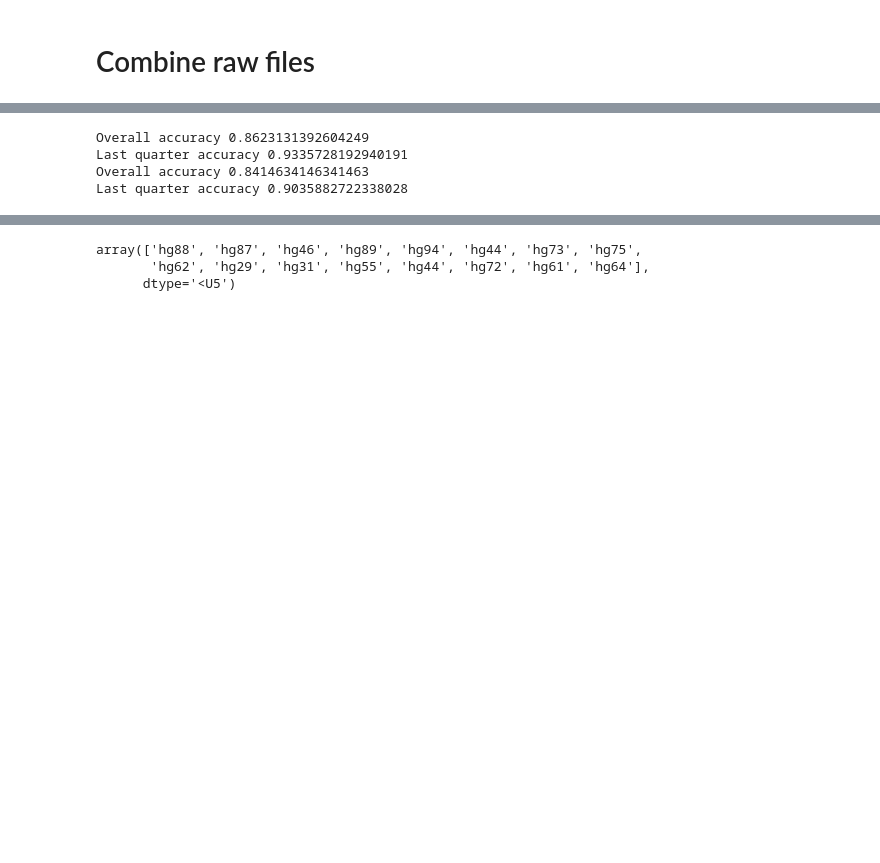
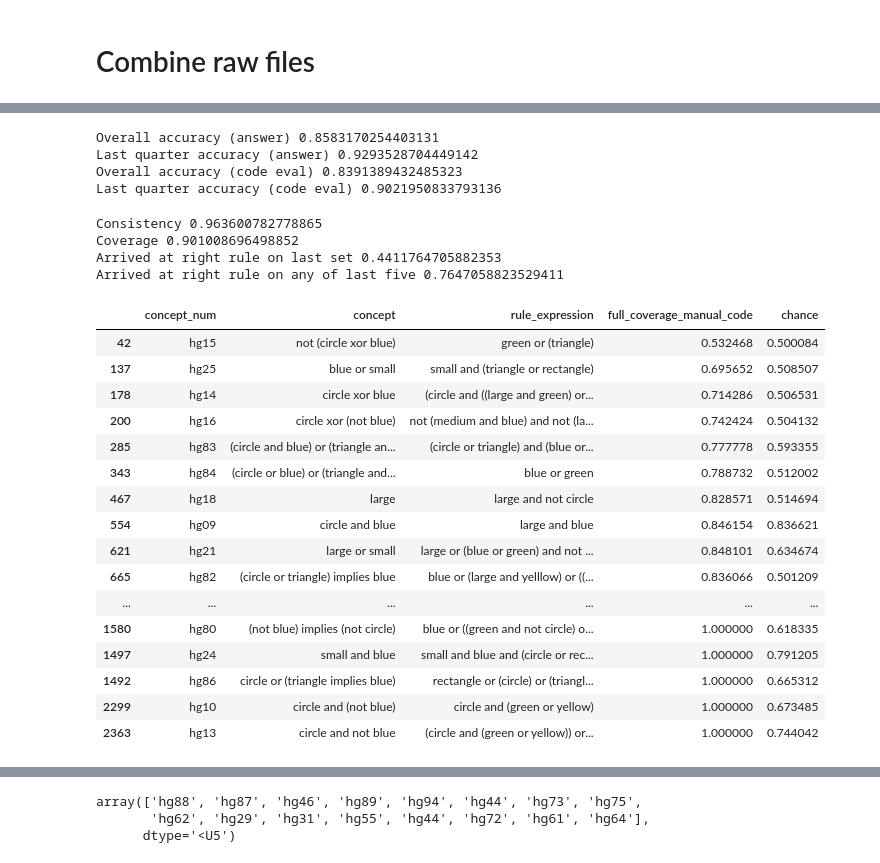
Before and after one commit to mariebiscuit/calibration-rule-learning, a Jupyter notebook: analysis/experiment_2.ipynb, the cells around one changed output, grey strips where cells are left out. Saved outputs shown, nothing was run; the diff lists cells and outputs as text; code cells hidden in the pictures; blank space fills up the shorter version.

```diff
--- a/analysis/experiment_2.ipynb
+++ b/analysis/experiment_2.ipynb
@@ -132,19 +166,52 @@ manual_rule_coverage.loc[:, ['concept_num', 'coverage_manual_code', 'human_lq',
 # %%
 manual_rule_coverage = pd.read_csv('./results/experiment_2/compiled_bool_rules_annotated_stats.csv')
+
 manual_rule_coverage['score'] = manual_rule_coverage['answer'] == manual_rule_coverage['model_answer']
 acc_df = manual_rule_coverage.groupby(['concept']).apply(lambda x: x[x['item_num'] >= (3 * (max(x['item_num']) / 4))]['score'].mean()).reset_index()
-print("Overall accuracy", manual_rule_coverage['score'].mean())
-print("Last quarter accuracy", acc_df.loc[:, 0].mean())
+print("Overall accuracy (answer)", manual_rule_coverage['score'].mean())
+print("Last quarter accuracy (answer)", acc_df.loc[:, 0].mean())
 
 manual_rule_coverage['score'] = manual_rule_coverage['answer'] == manual_rule_coverage['code_eval']
 acc_df = manual_rule_coverage.groupby(['concept']).apply(lambda x: x[x['item_num'] >= (3 * (max(x['item_num']) / 4))]['score'].mean()).reset_index()
-print("Overall accuracy", manual_rule_coverage['score'].mean())
-print("Last quarter accuracy", acc_df.loc[:, 0].mean())
+print("Overall accuracy (code eval)", manual_rule_coverage['score'].mean())
+print("Last quarter accuracy (code eval)", acc_df.loc[:, 0].mean())
 # %% [output]
-Overall accuracy 0.8623131392604249
-Last quarter accuracy 0.9335728192940191
-Overall accuracy 0.8414634146341463
-Last quarter accuracy 0.9035882722338028
+Overall accuracy (answer) 0.8583170254403131
+Last quarter accuracy (answer) 0.9293528704449142
+Overall accuracy (code eval) 0.8391389432485323
+Last quarter accuracy (code eval) 0.9021950833793136
+# %%
+print("Consistency", manual_rule_coverage['consistency'].mean())
+print("Coverage", manual_rule_coverage[manual_rule_coverage['coverage_manual_code'] >=0].drop_duplicates(['concept', 'set'])['coverage_manual_code'].mean())
+
+mdf = manual_rule_coverage.drop_duplicates(['concept', 'set'])
+print("Arrived at right rule on last set", (mdf[mdf['set'] == 25]['coverage_manual_code'] == 1).mean())
+print("Arrived at right rule on any of last five", mdf[mdf['set'] >= 20].groupby('concept').apply(lambda x: (x['full_coverage_manual_code'] == 1).sum() > 0).reset_index().loc[:, 0].mean())
+fdf = mdf[mdf['set'] == 25].sort_values('coverage_manual_code')
+fdf['concept'] = fdf['concept_num'].apply(lambda x: READABLE[x])
+fdf.loc[:, ['concept_num', 'concept',  'rule_expression', 'full_coverage_manual_code', 'chance']]
+# %% [output]
+Consistency 0.963600782778865
+Coverage 0.901008696498852
+Arrived at right rule on last set 0.4411764705882353
+Arrived at right rule on any of last five 0.7647058823529411
+|  | concept_num | concept | rule_expression | full_coverage_manual_code | chance |
+| 42 | hg15 | not (circle xor blue) | green or (triangle) | 0.532468 | 0.500084 |
+| 137 | hg25 | blue or small | small and (triangle or rectangle) | 0.695652 | 0.508507 |
+| 178 | hg14 | circle xor blue | (circle and ((large and green) or... | 0.714286 | 0.506531 |
+| 200 | hg16 | circle xor (not blue) | not (medium and blue) and not (la... | 0.742424 | 0.504132 |
+| 285 | hg83 | (circle and blue) or (triangle an... | (circle or triangle) and (blue or... | 0.777778 | 0.593355 |
+| 343 | hg84 | (circle or blue) or (triangle and... | blue or green | 0.788732 | 0.512002 |
+| 467 | hg18 | large | large and not circle | 0.828571 | 0.514694 |
+| 554 | hg09 | circle and blue | large and blue | 0.846154 | 0.836621 |
+| 621 | hg21 | large or small | large or (blue or green) and not ... | 0.848101 | 0.634674 |
+| 665 | hg82 | (circle or triangle) implies blue | blue or (large and yelllow) or ((... | 0.836066 | 0.501209 |
+| ... | ... | ... | ... | ... | ... |
+| 1580 | hg80 | (not blue) implies (not circle) | blue or ((green and not circle) o... | 1.000000 | 0.618335 |
+| 1497 | hg24 | small and blue | small and blue and (circle or rec... | 1.000000 | 0.791205 |
+| 1492 | hg86 | circle or (triangle implies blue) | rectangle or (circle) or (triangl... | 1.000000 | 0.665312 |
+| 2299 | hg10 | circle and (not blue) | circle and (green or yellow) | 1.000000 | 0.673485 |
+| 2363 | hg13 | circle and not blue | (circle and (green or yellow)) or... | 1.000000 | 0.744042 |
 # %%
 manual_rule_coverage.groupby(['concept']).mean('coverage_manual_code').reset_index().sort_values(['consistency'])
 # %% [output]
```
Also changed, not shown: parts of 41 cells of this notebook, 56 other files.
